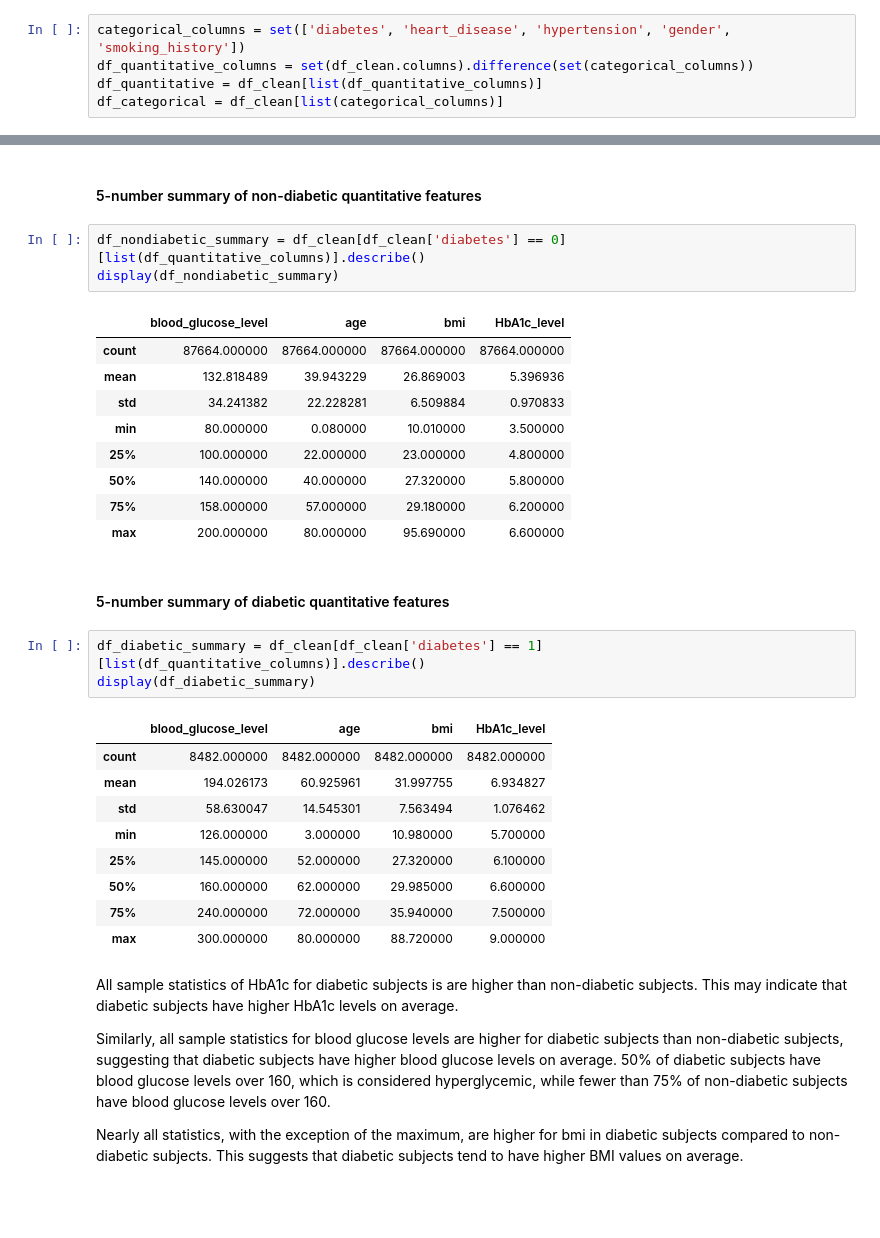
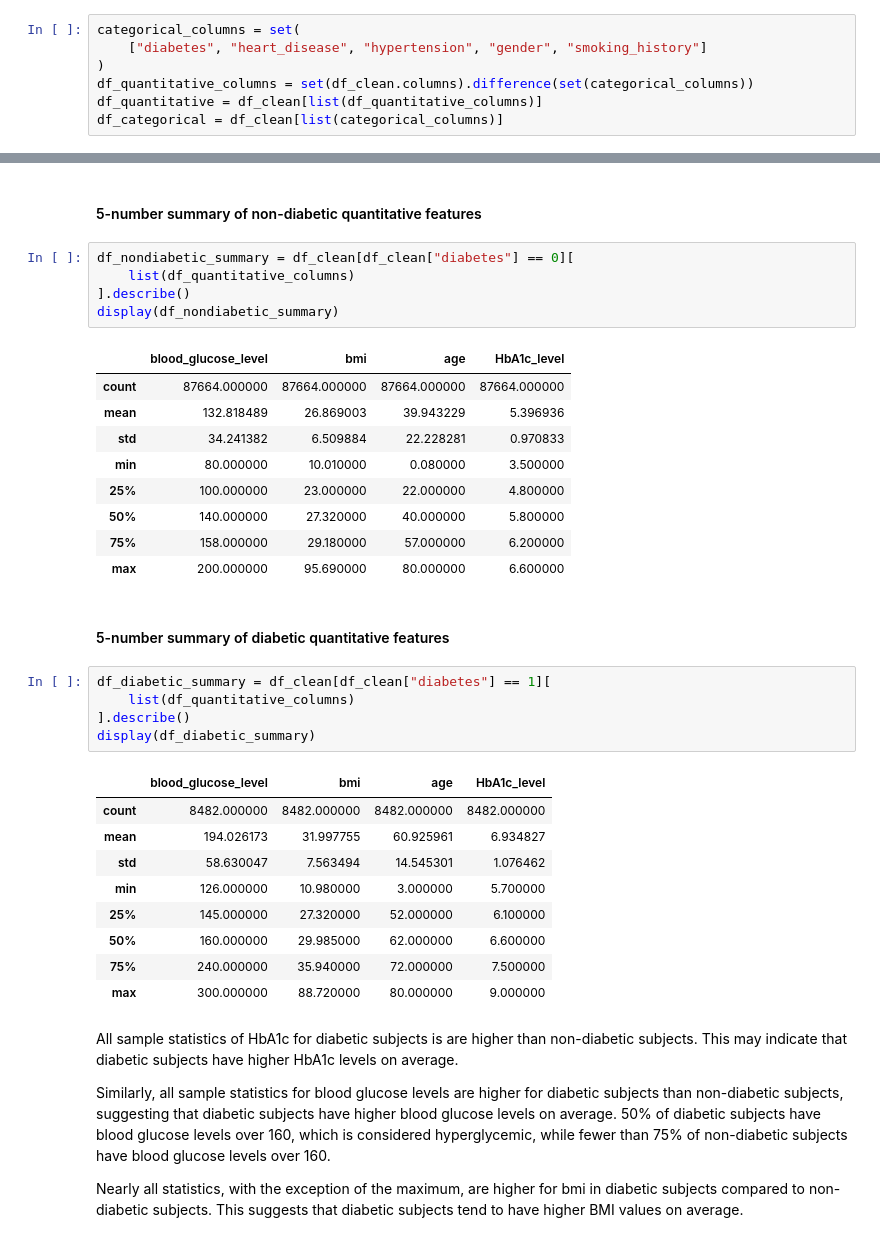
Before and after one commit to pwoosam/aai-500-diabetes-prediction, a Jupyter notebook: notebooks/datacleaning_and_eda.ipynb, the cells around one changed output, grey strips where cells are left out. Cells and saved outputs as stored; diff of their text form; blank space fills up the shorter version.

```diff
--- a/notebooks/datacleaning_and_eda.ipynb
+++ b/notebooks/datacleaning_and_eda.ipynb
@@ -75,7 +81,9 @@ There are 96146 clean rows left after dropping duplicates.
 # %% [markdown]
 ### Preprocess data into numerical and categorical features
 # %%
-categorical_columns = set(['diabetes', 'heart_disease', 'hypertension', 'gender', 'smoking_history'])
+categorical_columns = set(
+    ["diabetes", "heart_disease", "hypertension", "gender", "smoking_history"]
+)
 df_quantitative_columns = set(df_clean.columns).difference(set(categorical_columns))
 df_quantitative = df_clean[list(df_quantitative_columns)]
 df_categorical = df_clean[list(categorical_columns)]
@@ -165,33 +183,37 @@ Blood Glucose Level: The mean level is 138.22, with a standard deviation of 40.9
 # %% [markdown]
 #### 5-number summary of non-diabetic quantitative features
 # %%
-df_nondiabetic_summary = df_clean[df_clean['diabetes'] == 0][list(df_quantitative_columns)].describe()
+df_nondiabetic_summary = df_clean[df_clean["diabetes"] == 0][
+    list(df_quantitative_columns)
+].describe()
 display(df_nondiabetic_summary)
 # %% [output]
-|  | blood_glucose_level | age | bmi | HbA1c_level |
+|  | blood_glucose_level | bmi | age | HbA1c_level |
 | count | 87664.000000 | 87664.000000 | 87664.000000 | 87664.000000 |
-| mean | 132.818489 | 39.943229 | 26.869003 | 5.396936 |
-| std | 34.241382 | 22.228281 | 6.509884 | 0.970833 |
-| min | 80.000000 | 0.080000 | 10.010000 | 3.500000 |
-| 25% | 100.000000 | 22.000000 | 23.000000 | 4.800000 |
-| 50% | 140.000000 | 40.000000 | 27.320000 | 5.800000 |
-| 75% | 158.000000 | 57.000000 | 29.180000 | 6.200000 |
-| max | 200.000000 | 80.000000 | 95.690000 | 6.600000 |
+| mean | 132.818489 | 26.869003 | 39.943229 | 5.396936 |
+| std | 34.241382 | 6.509884 | 22.228281 | 0.970833 |
+| min | 80.000000 | 10.010000 | 0.080000 | 3.500000 |
+| 25% | 100.000000 | 23.000000 | 22.000000 | 4.800000 |
+| 50% | 140.000000 | 27.320000 | 40.000000 | 5.800000 |
+| 75% | 158.000000 | 29.180000 | 57.000000 | 6.200000 |
+| max | 200.000000 | 95.690000 | 80.000000 | 6.600000 |
 # %% [markdown]
 #### 5-number summary of diabetic quantitative features
 # %%
-df_diabetic_summary = df_clean[df_clean['diabetes'] == 1][list(df_quantitative_columns)].describe()
+df_diabetic_summary = df_clean[df_clean["diabetes"] == 1][
+    list(df_quantitative_columns)
+].describe()
 display(df_diabetic_summary)
 # %% [output]
-|  | blood_glucose_level | age | bmi | HbA1c_level |
+|  | blood_glucose_level | bmi | age | HbA1c_level |
 | count | 8482.000000 | 8482.000000 | 8482.000000 | 8482.000000 |
-| mean | 194.026173 | 60.925961 | 31.997755 | 6.934827 |
-| std | 58.630047 | 14.545301 | 7.563494 | 1.076462 |
-| min | 126.000000 | 3.000000 | 10.980000 | 5.700000 |
-| 25% | 145.000000 | 52.000000 | 27.320000 | 6.100000 |
-| 50% | 160.000000 | 62.000000 | 29.985000 | 6.600000 |
-| 75% | 240.000000 | 72.000000 | 35.940000 | 7.500000 |
-| max | 300.000000 | 80.000000 | 88.720000 | 9.000000 |
+| mean | 194.026173 | 31.997755 | 60.925961 | 6.934827 |
+| std | 58.630047 | 7.563494 | 14.545301 | 1.076462 |
+| min | 126.000000 | 10.980000 | 3.000000 | 5.700000 |
+| 25% | 145.000000 | 27.320000 | 52.000000 | 6.100000 |
+| 50% | 160.000000 | 29.985000 | 62.000000 | 6.600000 |
+| 75% | 240.000000 | 35.940000 | 72.000000 | 7.500000 |
+| max | 300.000000 | 88.720000 | 80.000000 | 9.000000 |
 # %% [markdown]
 All sample statistics of HbA1c for diabetic subjects is are higher than non-diabetic subjects. This may indicate that diabetic subjects have higher HbA1c levels on average.
 
```
Also changed, not shown: parts of 12 cells of this notebook, 1 other file.
